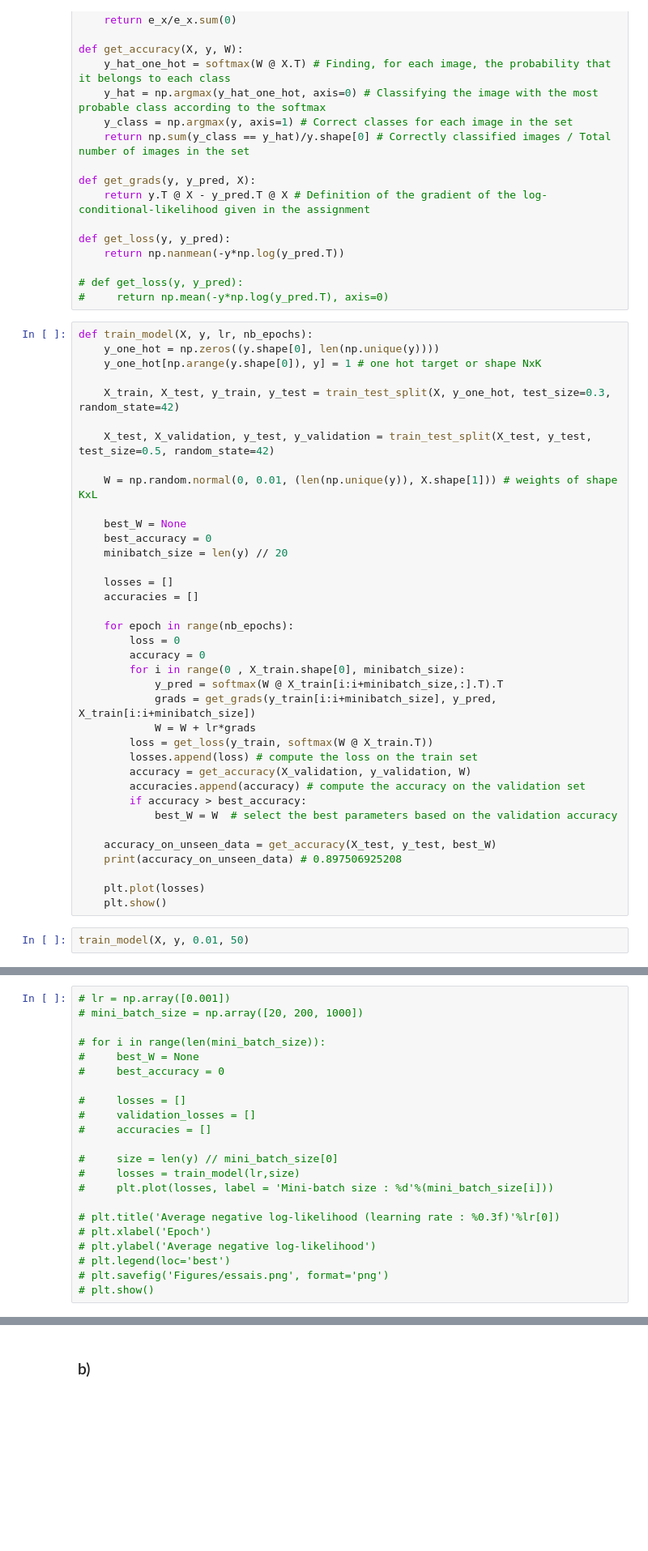
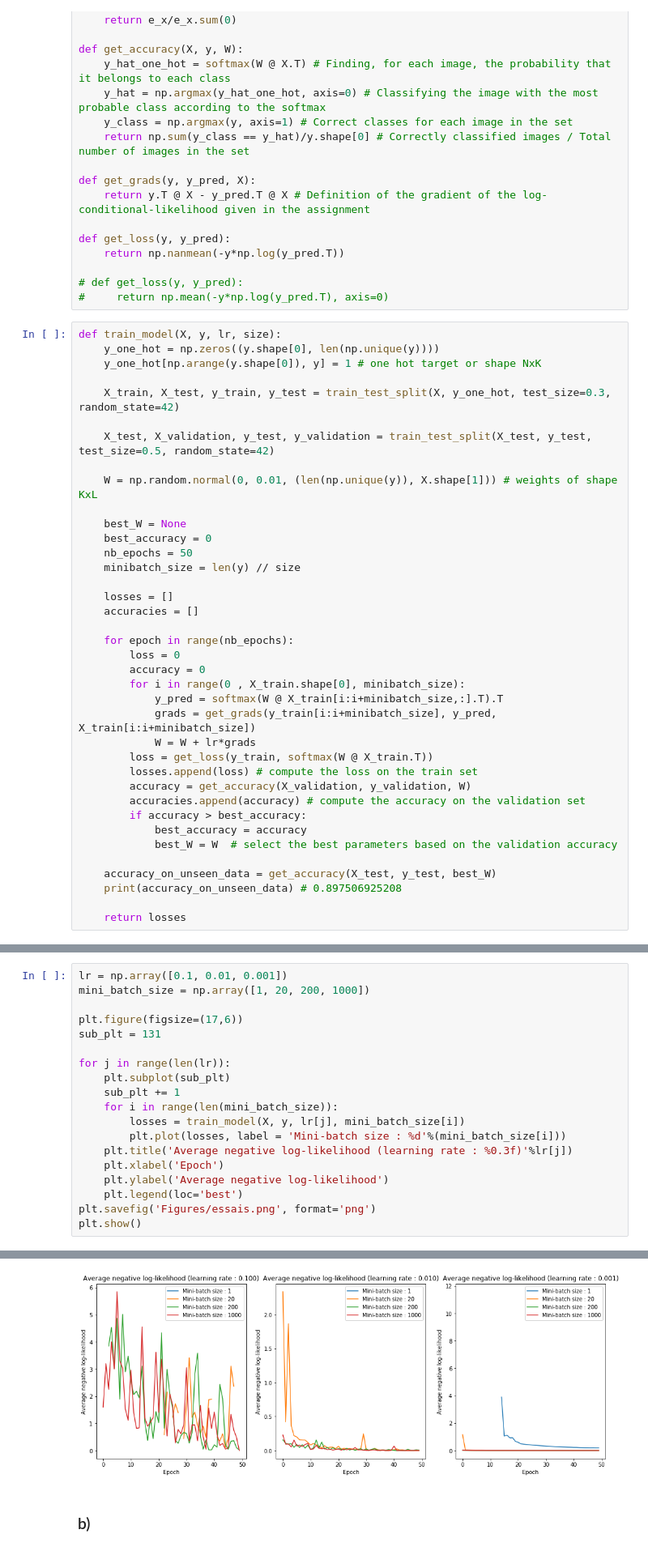
Before and after one commit to FinestStone/INF8225, a Jupyter notebook: Travaux pratiques/TP1/TP1.ipynb, the cells around one changed output, grey strips where cells are left out. Shown at 81% size. Cells and saved outputs as stored; diff of their text form; blank space fills up the shorter version.

```diff
--- a/Travaux pratiques/TP1/TP1.ipynb
+++ b/Travaux pratiques/TP1/TP1.ipynb
@@ -94,7 +94,7 @@ def get_loss(y, y_pred):
 # def get_loss(y, y_pred):
 #     return np.mean(-y*np.log(y_pred.T), axis=0)
 # %%
-def train_model(X, y, lr, nb_epochs):
+def train_model(X, y, lr, size):
     y_one_hot = np.zeros((y.shape[0], len(np.unique(y))))
     y_one_hot[np.arange(y.shape[0]), y] = 1 # one hot target or shape NxK
 
@@ -106,7 +106,8 @@ def train_model(X, y, lr, nb_epochs):
 
     best_W = None
     best_accuracy = 0
-    minibatch_size = len(y) // 20
+    nb_epochs = 50
+    minibatch_size = len(y) // size
 
     losses = []
     accuracies = []
@@ -123,12 +124,10 @@ def train_model(X, y, lr, nb_epochs):
         accuracy = get_accuracy(X_validation, y_validation, W)
         accuracies.append(accuracy) # compute the accuracy on the validation set
         if accuracy > best_accuracy:
+            best_accuracy = accuracy
             best_W = W  # select the best parameters based on the validation accuracy
 
     accuracy_on_unseen_data = get_accuracy(X_test, y_test, best_W)
     print(accuracy_on_unseen_data) # 0.897506925208
 
-    plt.plot(losses)
-    plt.show()
+    return losses
-# %%
-train_model(X, y, 0.01, 50)
@@ -141,22 +134,20 @@ NameError: name 'best_W' is not defined
 # %%
-# lr = np.array([0.001])
-# mini_batch_size = np.array([20, 200, 1000])
+lr = np.array([0.1, 0.01, 0.001])
+mini_batch_size = np.array([1, 20, 200, 1000])
 
-# for i in range(len(mini_batch_size)):
-#     best_W = None
-#     best_accuracy = 0
+plt.figure(figsize=(17,6))
+sub_plt = 131
 
-#     losses = []
-#     validation_losses = []
-#     accuracies = []
-
-#     size = len(y) // mini_batch_size[0]
-#     losses = train_model(lr,size)
-#     plt.plot(losses, label = 'Mini-batch size : %d'%(mini_batch_size[i]))
-
-# plt.title('Average negative log-likelihood (learning rate : %0.3f)'%lr[0])
-# plt.xlabel('Epoch')
-# plt.ylabel('Average negative log-likelihood')
-# plt.legend(loc='best')
-# plt.savefig('Figures/essais.png', format='png')
-# plt.show()
+for j in range(len(lr)):
+    plt.subplot(sub_plt)
+    sub_plt += 1
+    for i in range(len(mini_batch_size)):
+        losses = train_model(X, y, lr[j], mini_batch_size[i])
+        plt.plot(losses, label = 'Mini-batch size : %d'%(mini_batch_size[i]))
+    plt.title('Average negative log-likelihood (learning rate : %0.3f)'%lr[j])
+    plt.xlabel('Epoch')
+    plt.ylabel('Average negative log-likelihood')
+    plt.legend(loc='best')
+plt.savefig('Figures/essais.png', format='png')
+plt.show()
+# %% [output]
@@ -163,2 +166,3 @@ NameError: name 'best_W' is not defined
+[figure, added]
 # %% [markdown]
 ### b)
```
Also changed, not shown: parts of 10 cells of this notebook.
